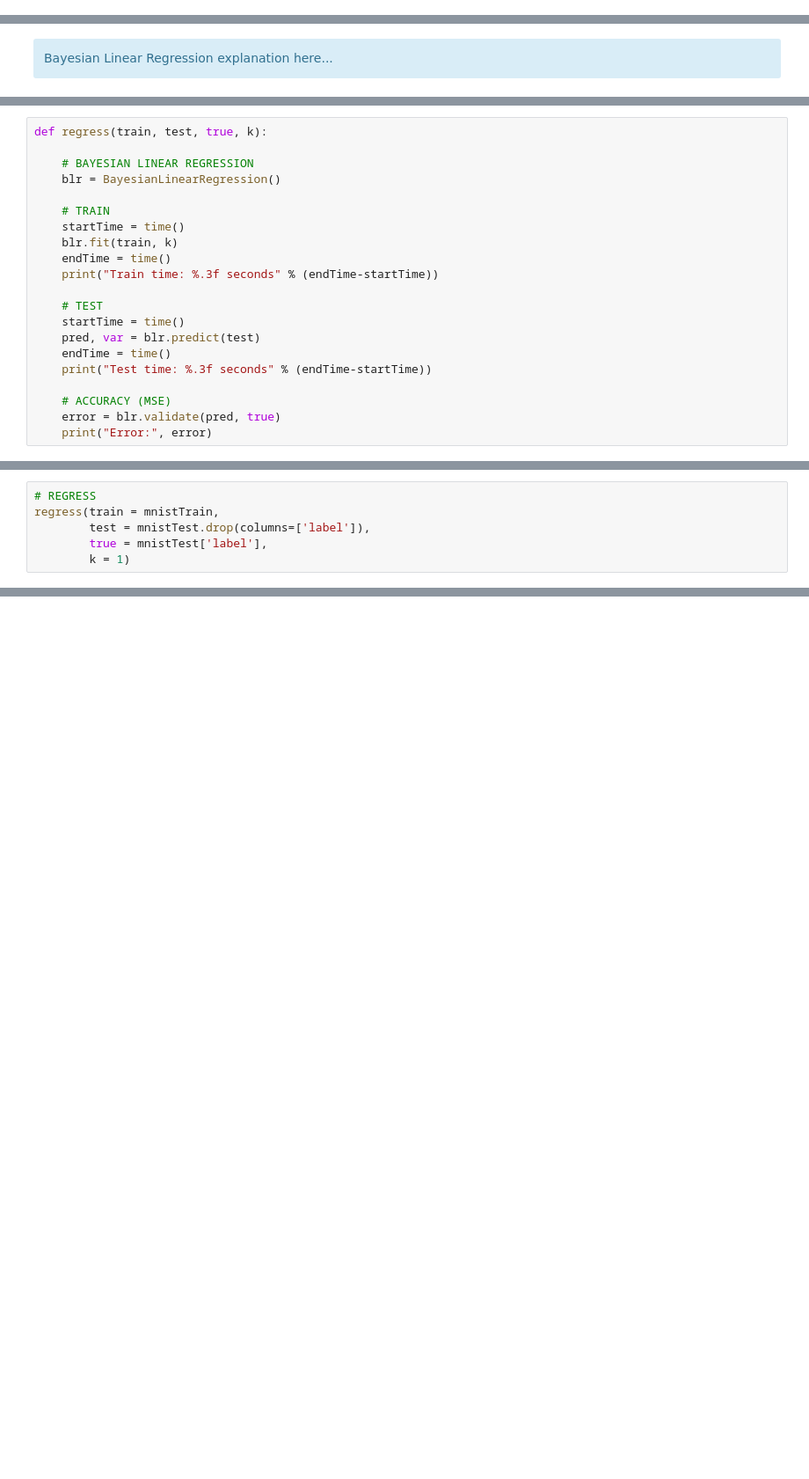
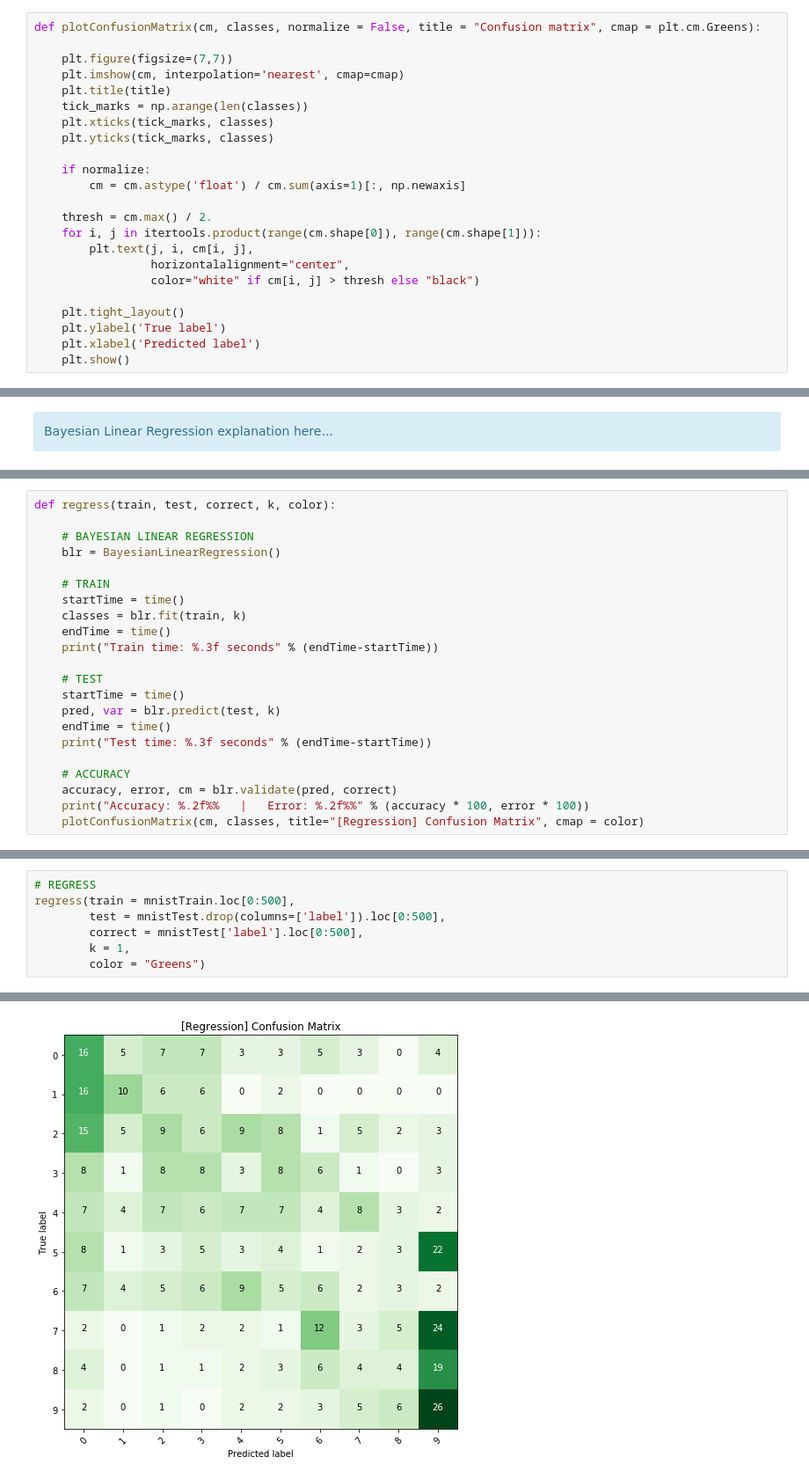
Before and after one commit to claudioscalzo/asi-challenge, a Jupyter notebook: asi_challenge_claudio_scalzo.ipynb, the cells around one changed output, grey strips where cells are left out. Shown at 88% size. Drawn from its saved outputs; the diff is of its cells as text; blank space fills up the shorter version.

```diff
--- a/asi_challenge_claudio_scalzo.ipynb
+++ b/asi_challenge_claudio_scalzo.ipynb
@@ -339,3 +348,26 @@ This could be a problem for our Naive Bayes implementation, which expects a Gaus
+# %%
+def plotConfusionMatrix(cm, classes, normalize = False, title = "Confusion matrix", cmap = plt.cm.Greens):
+
+    plt.figure(figsize=(7,7))
+    plt.imshow(cm, interpolation='nearest', cmap=cmap)
+    plt.title(title)
+    tick_marks = np.arange(len(classes))
+    plt.xticks(tick_marks, classes)
+    plt.yticks(tick_marks, classes)
+
+    if normalize:
+        cm = cm.astype('float') / cm.sum(axis=1)[:, np.newaxis]
+
+    thresh = cm.max() / 2.
+    for i, j in itertools.product(range(cm.shape[0]), range(cm.shape[1])):
+        plt.text(j, i, cm[i, j],
+                 horizontalalignment="center",
+                 color="white" if cm[i, j] > thresh else "black")
+
+    plt.tight_layout()
+    plt.ylabel('True label')
+    plt.xlabel('Predicted label')
+    plt.show()
 # %% [markdown]
 # 3. Classification
 # %% [markdown]
@@ -579,22 +642,23 @@ class BayesianLinearRegression:
     # ----------------------------------------------------------------------- #
 # %%
-def regress(train, test, true, k):
+def regress(train, test, correct, k, color):
 
     # BAYESIAN LINEAR REGRESSION
     blr = BayesianLinearRegression()
 
     # TRAIN
     startTime = time()
-    blr.fit(train, k)
+    classes = blr.fit(train, k)
     endTime = time()
     print("Train time: %.3f seconds" % (endTime-startTime))
 
     # TEST
     startTime = time()
-    pred, var = blr.predict(test)
+    pred, var = blr.predict(test, k)
     endTime = time()
     print("Test time: %.3f seconds" % (endTime-startTime))
 
-    # ACCURACY (MSE)
-    error = blr.validate(pred, true)
-    print("Error:", error)
+    # ACCURACY
+    accuracy, error, cm = blr.validate(pred, correct)
+    print("Accuracy: %.2f%%   |   Error: %.2f%%" % (accuracy * 100, error * 100))
+    plotConfusionMatrix(cm, classes, title="[Regression] Confusion Matrix", cmap = color)
@@ -601,6 +667,8 @@ def regress(train, test, true, k):
 # %%
 # REGRESS
-regress(train = mnistTrain,
-        test = mnistTest.drop(columns=['label']),
-        true = mnistTest['label'],
-        k = 1)
+regress(train = mnistTrain.loc[0:500],
+        test = mnistTest.drop(columns=['label']).loc[0:500],
+        correct = mnistTest['label'].loc[0:500],
+        k = 1,
+        color = "Greens")
+# %% [output]
@@ -606,0 +678 @@ regress(train = mnistTrain,
+[figure, added]
```
Also changed, not shown: parts of 24 cells of this notebook.
